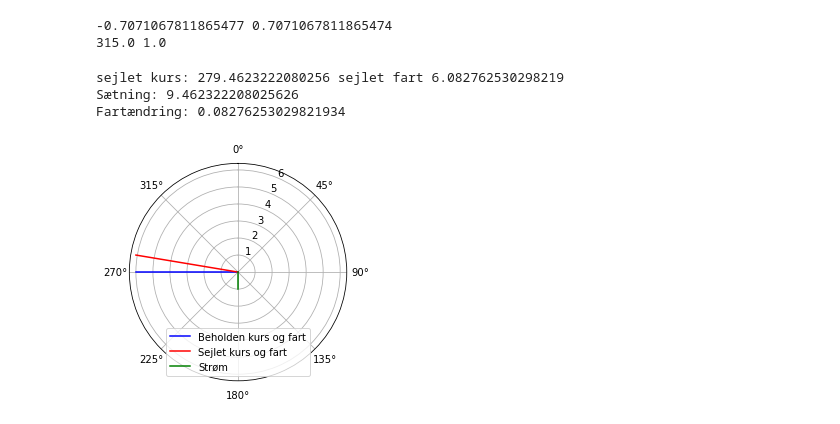
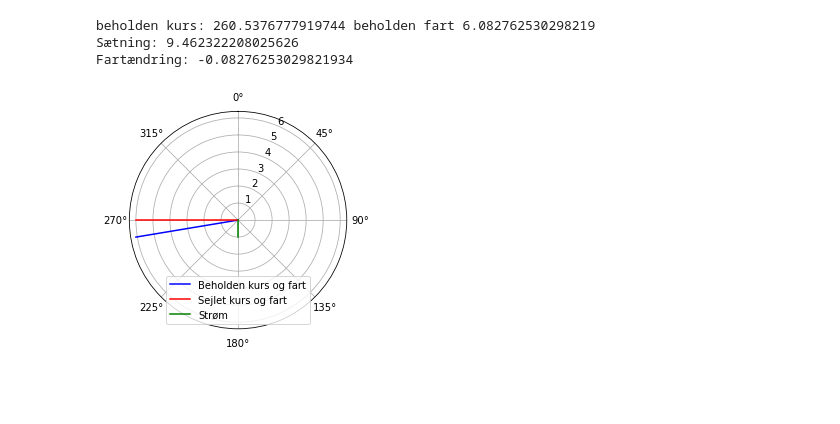
Before and after one commit to BoJakobsen/Sailing, a Jupyter notebook: Opgave4.ipynb, the cells around one changed output. Cells and saved outputs as stored; diff of their text form; code cells hidden in the pictures; blank space fills up the shorter version.

```diff
--- a/Opgave4.ipynb
+++ b/Opgave4.ipynb
@@ -17,43 +17,36 @@ def to_polar(x,y):
     if theta<0 :
         theta=theta+360
     return theta, r
-# %%
-# test transformationerne
-x,y = to_cartesian(270+45,1)
-print(x,y)
-theta,r= to_polar(x,y)
-print(theta, r)
-# %% [output]
--0.7071067811865477 0.7071067811865474
-315.0 1.0
 # %%
-# beregn sejlet fart og sejlet kurs ud fra beholden kurs og fart samt strøm
+# Til Generel overvejelse om at sejle mod vest, og begrænsninger i mulige kurser
 
-beh_kurs=270
-beh_fart=6
+# beregn beholden fart og kurs fra sejlet kurs og fart samt strøm
+
+sejlet_kurs=270
+sejlet_fart=6
 
 stroem_retning=180
 stroem_fart=1
 
-x1,y1=to_cartesian(beh_kurs,beh_fart)
+x1,y1=to_cartesian(sejlet_kurs,sejlet_fart)
 x2,y2=to_cartesian(stroem_retning,stroem_fart)
-sejlet_kurs, sejlet_fart = to_polar(x1-x2,y1-y2)
-print('sejlet kurs:' , sejlet_kurs, 'sejlet fart', sejlet_fart)
+beh_kurs, beh_fart = to_polar(x1+x2,y1+y2)
+print('beholden kurs:' , beh_kurs, 'beholden fart', beh_fart)
 print('Sætning:', sejlet_kurs - beh_kurs )
 print('Fartændring:', sejlet_fart - beh_fart )
 
 plt.clf()
 sp = plt.subplot(1, 1, 1, projection='polar')
 sp.set_theta_zero_location('N')
 sp.set_theta_direction(-1)
 plt.plot([0, radians(beh_kurs)], [0, beh_fart],c='blue',label='Beholden kurs og fart')
 plt.plot([0, radians(sejlet_kurs)], [0, sejlet_fart],c='red',label='Sejlet kurs og fart')
 plt.plot([0, radians(stroem_retning)], [0, stroem_fart],c='green',label='Strøm')
 sp.legend(loc='lower center')
 plt.show()
 # %% [output]
-sejlet kurs: 279.4623222080256 sejlet fart 6.082762530298219
+beholden kurs: 260.5376777919744 beholden fart 6.082762530298219
 Sætning: 9.462322208025626
-Fartændring: 0.08276253029821934
+Fartændring: -0.08276253029821934
-[figure, old version]
+[figure, new version]
 # %%
```
Also changed, not shown: parts of 3 cells of this notebook.
